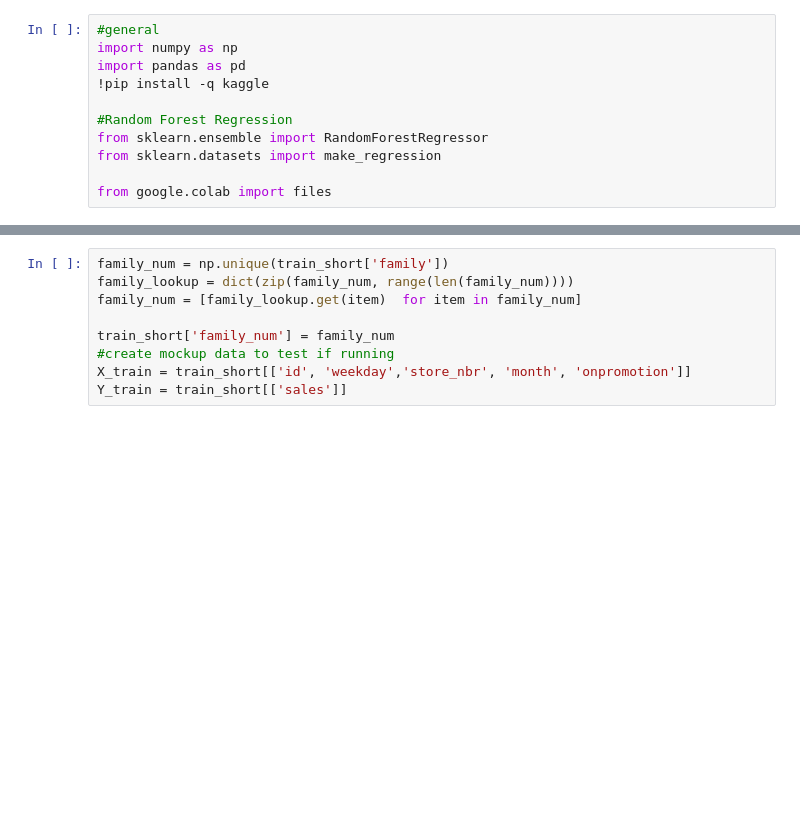
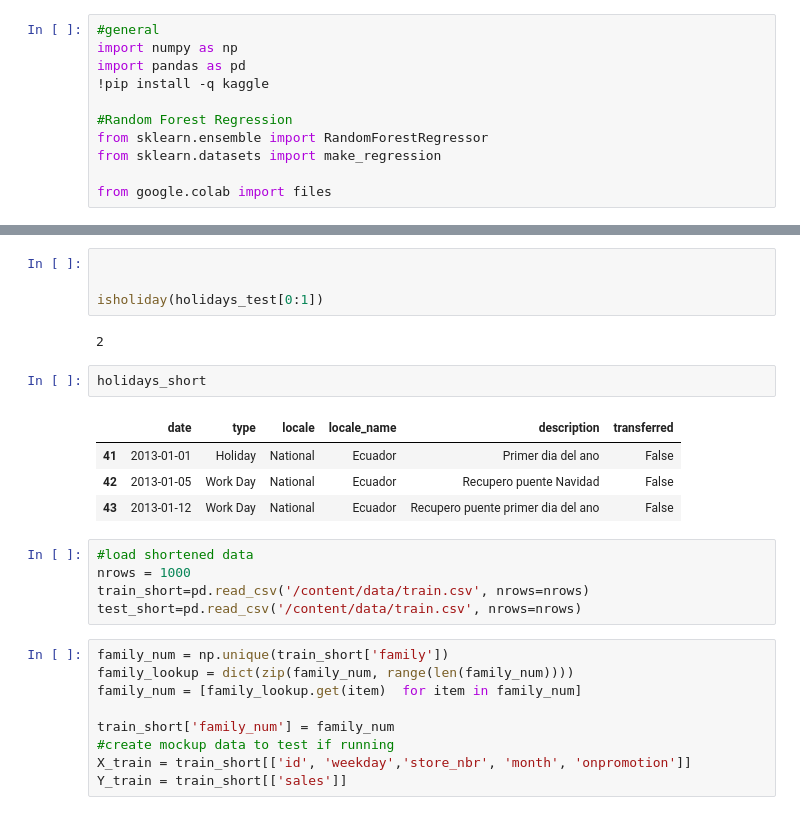
Before and after one commit to PGestrich/AML-Time-Series-Forecasting, a Jupyter notebook: AML_Code.ipynb, the cells around one changed output, grey strips where cells are left out. Cells and saved outputs as stored; diff of their text form; blank space fills up the shorter version.

```diff
--- a/AML_Code.ipynb
+++ b/AML_Code.ipynb
@@ -62,3 +163,21 @@ train_short['year'] = train_short['date'].apply(lambda time: time.year)
+# %%
+
+
+isholiday(holidays_test[0:1])
+# %% [output]
+2
+# %%
+holidays_short
+# %% [output]
+|  | date | type | locale | locale_name | description | transferred |
+| 41 | 2013-01-01 | Holiday | National | Ecuador | Primer dia del ano | False |
+| 42 | 2013-01-05 | Work Day | National | Ecuador | Recupero puente Navidad | False |
+| 43 | 2013-01-12 | Work Day | National | Ecuador | Recupero puente primer dia del ano | False |
+# %%
+#load shortened data
+nrows = 1000
+train_short=pd.read_csv('/content/data/train.csv', nrows=nrows)
+test_short=pd.read_csv('/content/data/train.csv', nrows=nrows)
 # %%
 family_num = np.unique(train_short['family'])
 family_lookup = dict(zip(family_num, range(len(family_num))))
```
Also changed, not shown: parts of 10 cells of this notebook.
